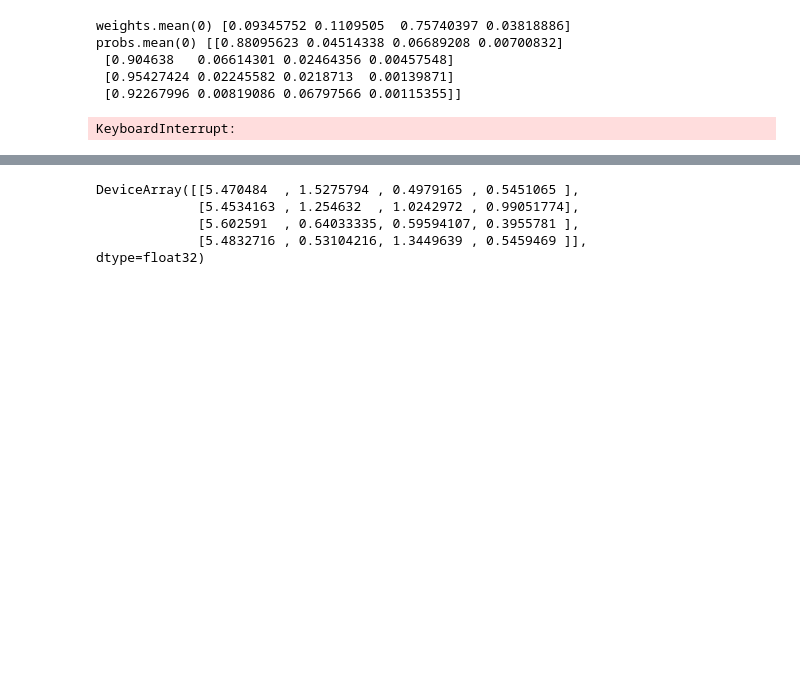
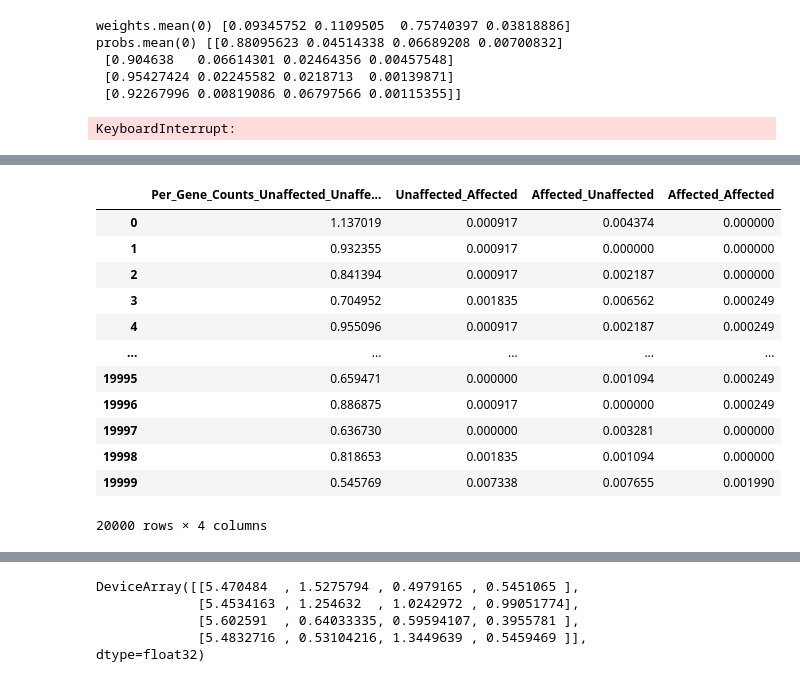
Before and after one commit to akotlar/multivariate-tada, a Jupyter notebook: project/sim6.ipynb, the cells around one changed output, grey strips where cells are left out. Saved outputs shown, nothing was run; the diff lists cells and outputs as text; code cells hidden in the pictures; blank space fills up the shorter version.

```diff
--- a/project/sim6.ipynb
+++ b/project/sim6.ipynb
@@ -850,0 +914,18 @@ best_weights_exp2, best_probs_exp2, best_betas_exp2, best_dirichlet_concentratio
+# %%
+#To get to P(D|V) we need to divide by P(V) and multiply by P(D)
+# P(V|D) = P(D|V)P(V)/P(D)
+((df_exp2 / 400_000)/(1e-4))*pd_with_both_exp2
+# %% [output]
+|  | Per_Gene_Counts_Unaffected_Unaffe... | Unaffected_Affected | Affected_Unaffected | Affected_Affected |
+| 0 | 1.137019 | 0.000917 | 0.004374 | 0.000000 |
+| 1 | 0.932355 | 0.000917 | 0.000000 | 0.000000 |
+| 2 | 0.841394 | 0.000917 | 0.002187 | 0.000000 |
+| 3 | 0.704952 | 0.001835 | 0.006562 | 0.000249 |
+| 4 | 0.955096 | 0.000917 | 0.002187 | 0.000249 |
+| ... | ... | ... | ... | ... |
+| 19995 | 0.659471 | 0.000000 | 0.001094 | 0.000249 |
+| 19996 | 0.886875 | 0.000917 | 0.000000 | 0.000249 |
+| 19997 | 0.636730 | 0.000000 | 0.003281 | 0.000000 |
+| 19998 | 0.818653 | 0.001835 | 0.001094 | 0.000000 |
+| 19999 | 0.545769 | 0.007338 | 0.007655 | 0.001990 |
+20000 rows × 4 columns
```
Also changed, not shown: parts of 54 cells of this notebook, 1 other file.
